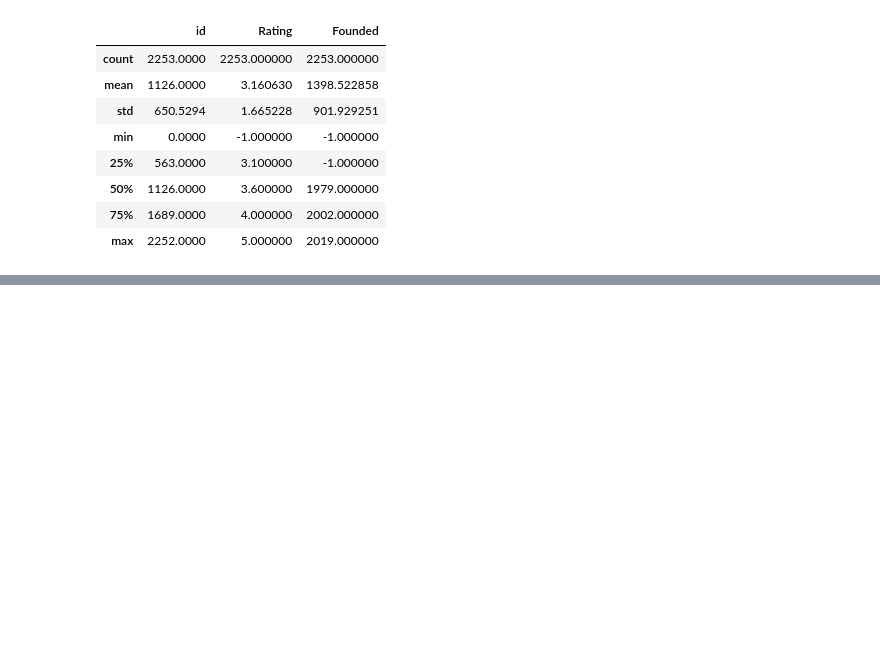
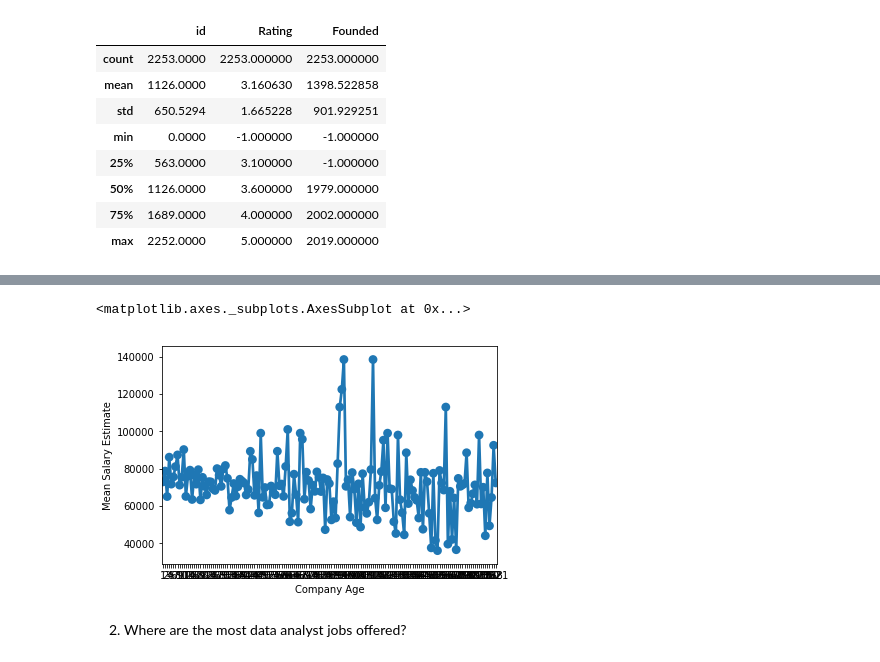
Before and after one commit to maylae/job_offers_analysis, a Jupyter notebook: Data Analysis for Data Analyst Job Offers on Glassdoor.ipynb, the cells around one changed output, grey strips where cells are left out. Cells and saved outputs as stored; diff of their text form; code cells hidden in the pictures; blank space fills up the shorter version.

```diff
--- a/Data Analysis for Data Analyst Job Offers on Glassdoor.ipynb
+++ b/Data Analysis for Data Analyst Job Offers on Glassdoor.ipynb
@@ -50,0 +160,7 @@ df.describe()
+# %%
+# drop columns, that I don't need for my analysis
+df.drop(['id', 'Competitors', 'Easy Apply', 'Job Description', 'Company Name'], axis=1, inplace=True)
+# %%
+# Add company age column
+now = datetime.datetime.now()
+df["Company Age"] = now.year - df["Founded"]
@@ -50,0 +204,14 @@ df.describe()
+# %%
+# Salary estimate will be transformed to include min, max and mean salary estimate
+df[["Min Salary Estimate temp", "Max Salary Estimate temp"]] = df["Salary Estimate"].str.split("-",expand=True,)
+
+# Function to extract the numbers from the string
+def clean_salary(salary_estimate):
+    number_search = re.search('(\d+)', salary_estimate)
+    if number_search:
+        return  number_search.group(1) + "000"
+
+# Adjust the estimate columns
+df["Min Salary Estimate String"] = df["Min Salary Estimate temp"].apply(clean_salary)
+df["Max Salary Estimate String"] = df["Max Salary Estimate temp"].apply(clean_salary)
+df
@@ -50,0 +237,5 @@ df.describe()
+# %%
+df["Min Salary Estimate"]= pd.to_numeric(df["Min Salary Estimate String"])
+df["Max Salary Estimate"]= pd.to_numeric(df["Max Salary Estimate String"])
+df["Mean Salary Estimate"] = df[["Min Salary Estimate", "Max Salary Estimate"]].mean(axis=1)
+df
@@ -50,0 +280,8 @@ df.describe()
+# %%
+mean = df[["Company Age", "Mean Salary Estimate"]].groupby(by=["Company Age"]).mean().sort_values(["Mean Salary Estimate"])
+sns.pointplot(mean.index, mean["Mean Salary Estimate"])
+# %% [output]
+<matplotlib.axes._subplots.AxesSubplot at 0x...>
+[figure, added]
+# %% [markdown]
+2. Where are the most data analyst jobs offered?
```
Also changed, not shown: parts of 22 cells of this notebook, 1 other file.
